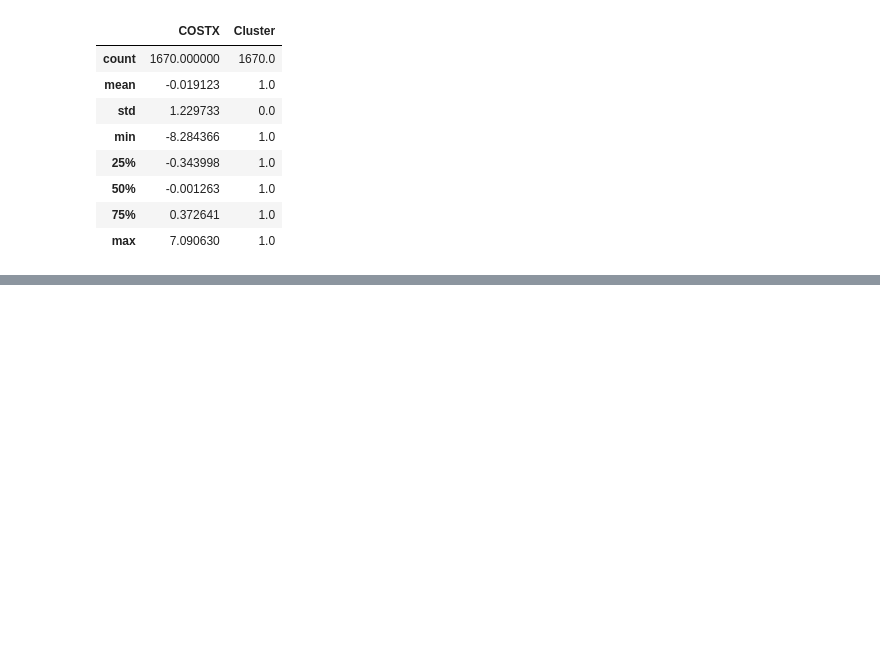
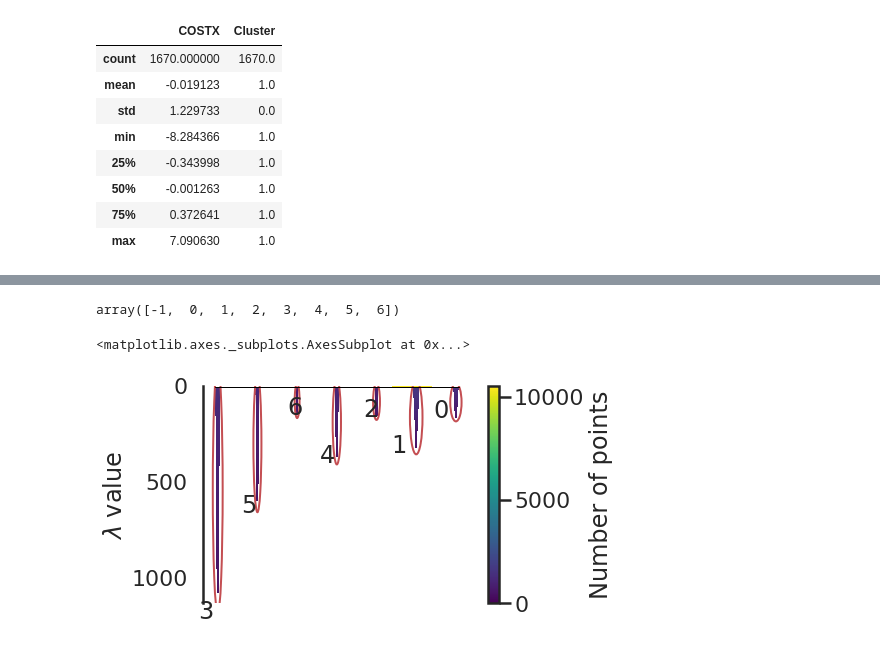
Before and after one commit to rjnakano/manejo-inventarios-pdg, a Jupyter notebook: Notebooks/TDGClusteringJerarquicoV1.ipynb, the cells around one changed output, grey strips where cells are left out. Saved outputs shown, nothing was run; the diff lists cells and outputs as text; code cells hidden in the pictures; blank space fills up the shorter version.

```diff
--- a/Notebooks/TDGClusteringJerarquicoV1.ipynb
+++ b/Notebooks/TDGClusteringJerarquicoV1.ipynb
@@ -512,0 +823,9 @@ sns.barplot(x='Cluster', y='COSTX', data=dataNoDims2D[dataNoDims2D['Cluster']!=-
+# %%
+# Matriz de distancias de Gower
+gowerDistMatrix = gower.gower_matrix(dataNoDimsEst)
+# %%
+gowerDistMatrix = np.float64(gowerDistMatrix)
+# %%
+clusterer6 = hdbscan.HDBSCAN(metric='precomputed', min_cluster_size=500)
+# %%
+clusterer6.fit(gowerDistMatrix)
@@ -512,0 +840,9 @@ sns.barplot(x='Cluster', y='COSTX', data=dataNoDims2D[dataNoDims2D['Cluster']!=-
+# %%
+np.unique(clusterer6.labels_)
+# %% [output]
+array([-1,  0,  1,  2,  3,  4,  5,  6])
+# %%
+clusterer6.condensed_tree_.plot(select_clusters = True, label_clusters=True)
+# %% [output]
+<matplotlib.axes._subplots.AxesSubplot at 0x...>
+[figure, added]
```
Also changed, not shown: parts of 65 cells of this notebook.
